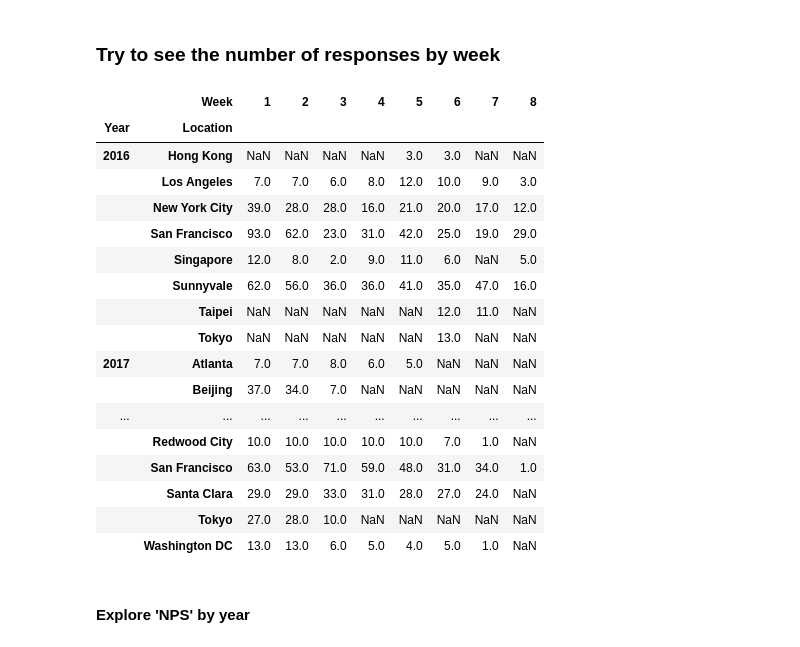
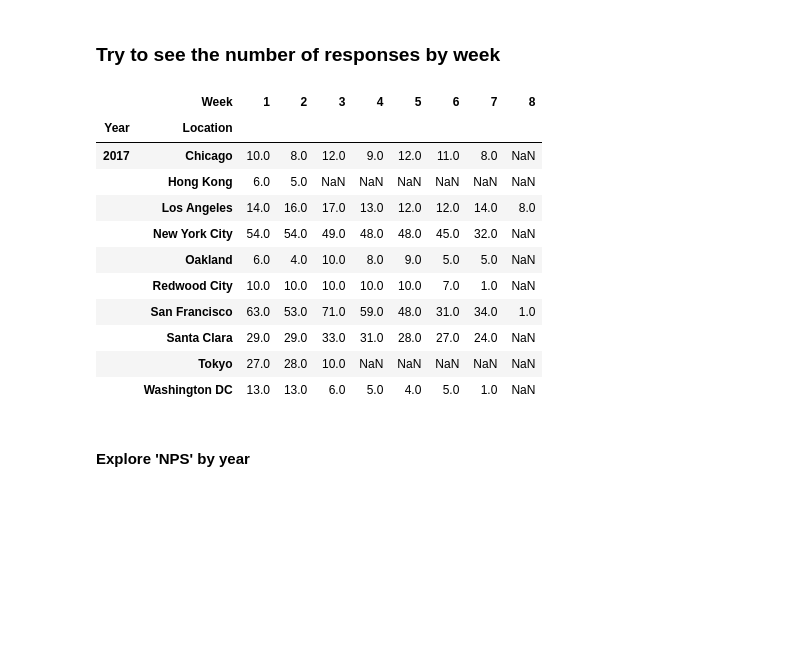
Before and after one commit to MakeFang/DSMakeNPS, a Jupyter notebook: DS11NPS.ipynb, the cells around one changed output. Saved outputs shown, nothing was run; the diff lists cells and outputs as text; code cells hidden in the pictures; blank space fills up the shorter version.

```diff
--- a/DS11NPS.ipynb
+++ b/DS11NPS.ipynb
@@ -258,21 +258,15 @@ df1617['Promoter'] = df1617.Promoter.astype('int')
 ### Try to see the number of responses by week
 # %%
 YLW = df1617.groupby(['Year', 'Location', 'Week']).Rating.count()
-YLW.unstack()
+YLW.unstack().tail(10)
 # %% [output]
 |  | Week | 1 | 2 | 3 | 4 | 5 | 6 | 7 | 8 |
 | Year | Location |  |  |  |  |  |  |  |  |
-| 2016 | Hong Kong | NaN | NaN | NaN | NaN | 3.0 | 3.0 | NaN | NaN |
-|  | Los Angeles | 7.0 | 7.0 | 6.0 | 8.0 | 12.0 | 10.0 | 9.0 | 3.0 |
-|  | New York City | 39.0 | 28.0 | 28.0 | 16.0 | 21.0 | 20.0 | 17.0 | 12.0 |
-|  | San Francisco | 93.0 | 62.0 | 23.0 | 31.0 | 42.0 | 25.0 | 19.0 | 29.0 |
-|  | Singapore | 12.0 | 8.0 | 2.0 | 9.0 | 11.0 | 6.0 | NaN | 5.0 |
-|  | Sunnyvale | 62.0 | 56.0 | 36.0 | 36.0 | 41.0 | 35.0 | 47.0 | 16.0 |
-|  | Taipei | NaN | NaN | NaN | NaN | NaN | 12.0 | 11.0 | NaN |
-|  | Tokyo | NaN | NaN | NaN | NaN | NaN | 13.0 | NaN | NaN |
-| 2017 | Atlanta | 7.0 | 7.0 | 8.0 | 6.0 | 5.0 | NaN | NaN | NaN |
-|  | Beijing | 37.0 | 34.0 | 7.0 | NaN | NaN | NaN | NaN | NaN |
-| ... | ... | ... | ... | ... | ... | ... | ... | ... | ... |
+| 2017 | Chicago | 10.0 | 8.0 | 12.0 | 9.0 | 12.0 | 11.0 | 8.0 | NaN |
+|  | Hong Kong | 6.0 | 5.0 | NaN | NaN | NaN | NaN | NaN | NaN |
+|  | Los Angeles | 14.0 | 16.0 | 17.0 | 13.0 | 12.0 | 12.0 | 14.0 | 8.0 |
+|  | New York City | 54.0 | 54.0 | 49.0 | 48.0 | 48.0 | 45.0 | 32.0 | NaN |
+|  | Oakland | 6.0 | 4.0 | 10.0 | 8.0 | 9.0 | 5.0 | 5.0 | NaN |
 |  | Redwood City | 10.0 | 10.0 | 10.0 | 10.0 | 10.0 | 7.0 | 1.0 | NaN |
 |  | San Francisco | 63.0 | 53.0 | 71.0 | 59.0 | 48.0 | 31.0 | 34.0 | 1.0 |
 |  | Santa Clara | 29.0 | 29.0 | 33.0 | 31.0 | 28.0 | 27.0 | 24.0 | NaN |
```
Also changed, not shown: parts of 2 cells of this notebook, 1 other file.
